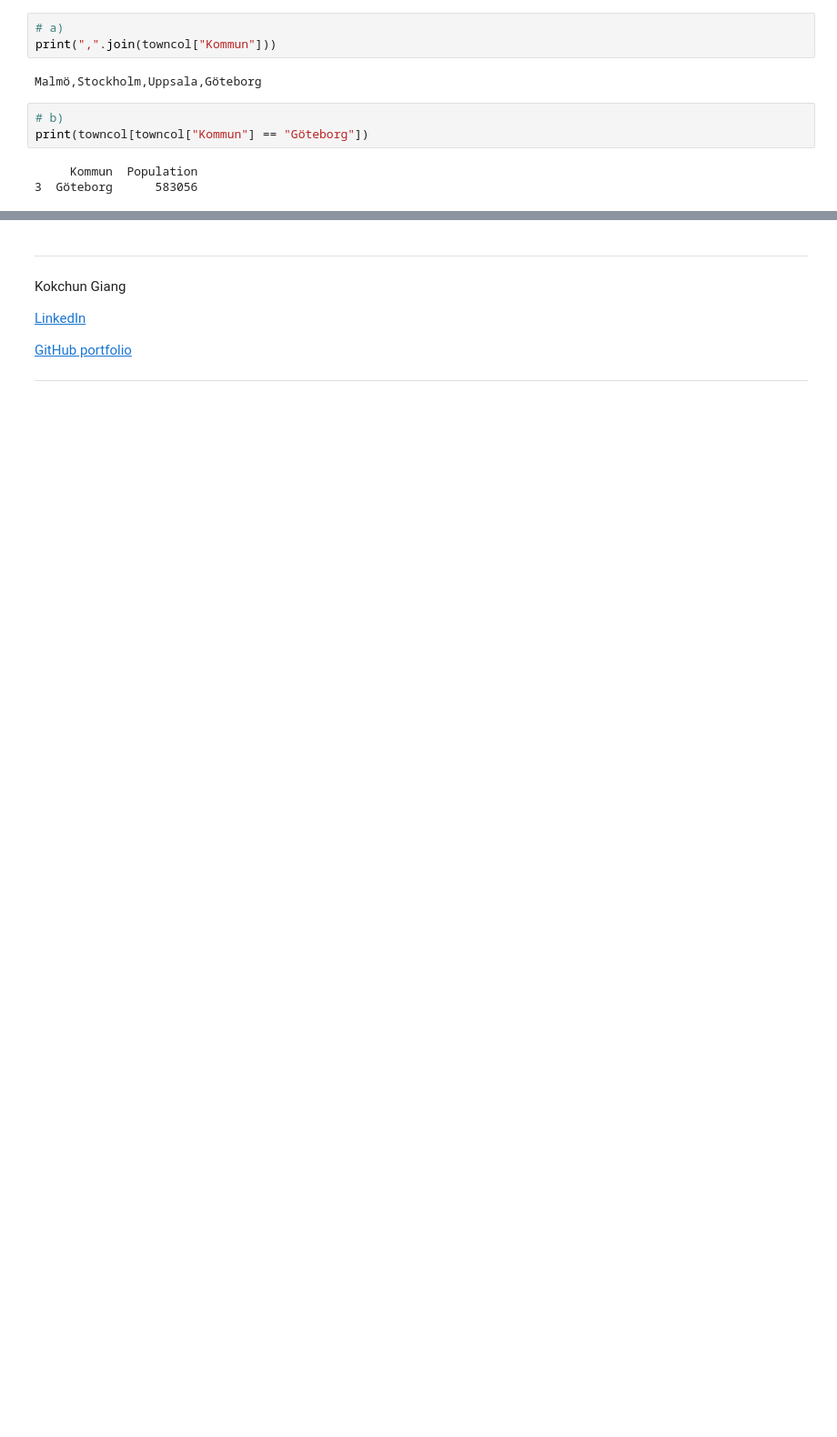
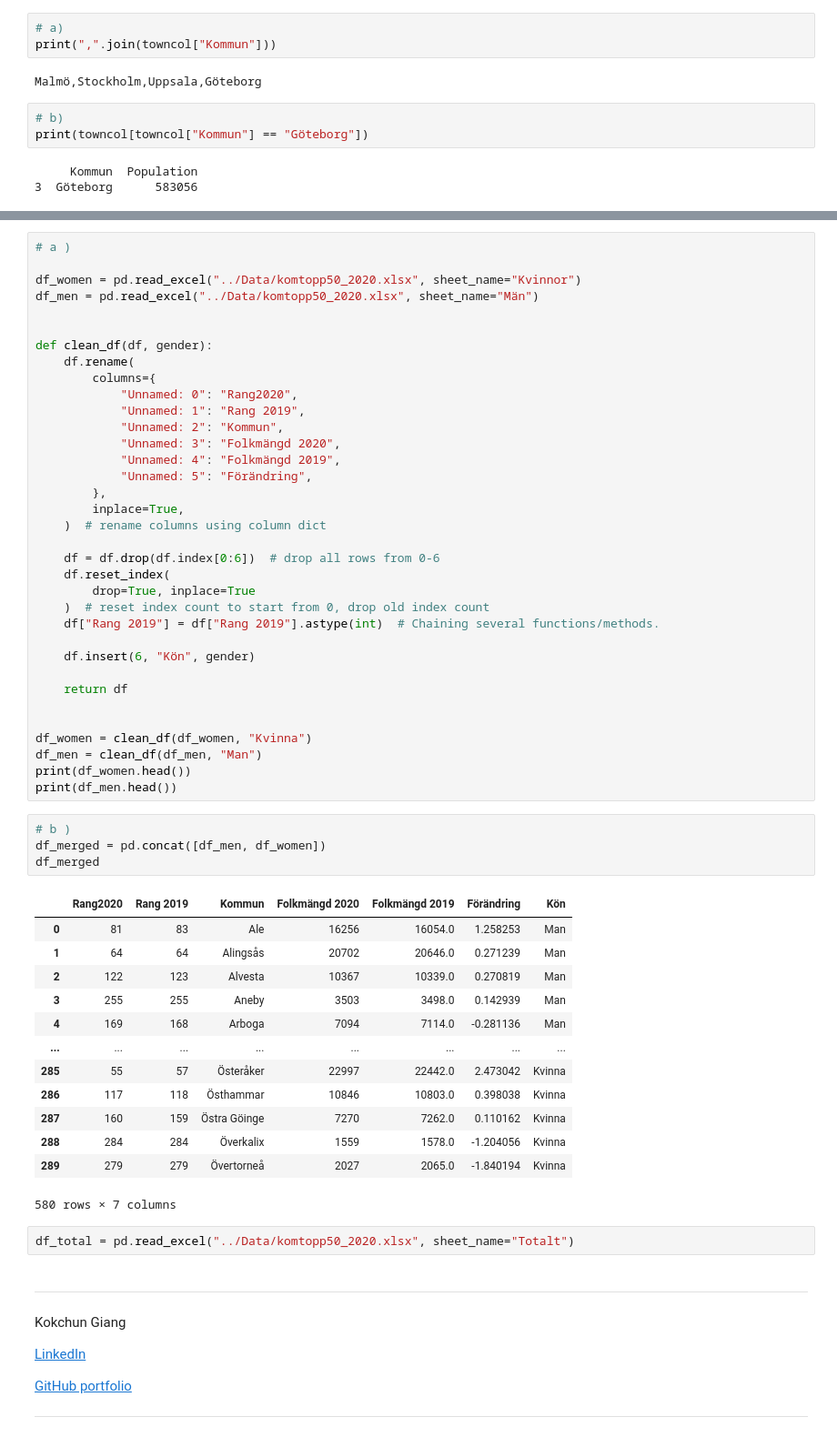
Before and after one commit to Rufshod/Databehandling-Alexander-Andersson, a Jupyter notebook: Exercises/E00_pandas_basic_syntax.ipynb, the cells around one changed output, grey strips where cells are left out. Shown: that part at 91% size. Drawn from its saved outputs; the diff is of its cells as text; blank space fills up the shorter version.

Commit message:
Started E00 3

```diff
--- a/Exercises/E00_pandas_basic_syntax.ipynb
+++ b/Exercises/E00_pandas_basic_syntax.ipynb
@@ -423,6 +436,61 @@ h)
 <img src="../assets/pop_change.png" height="200"/>
 
 </details>
+# %%
+# a )
+
+df_women = pd.read_excel("../Data/komtopp50_2020.xlsx", sheet_name="Kvinnor")
+df_men = pd.read_excel("../Data/komtopp50_2020.xlsx", sheet_name="Män")
+
+
+def clean_df(df, gender):
+    df.rename(
+        columns={
+            "Unnamed: 0": "Rang2020",
+            "Unnamed: 1": "Rang 2019",
+            "Unnamed: 2": "Kommun",
+            "Unnamed: 3": "Folkmängd 2020",
+            "Unnamed: 4": "Folkmängd 2019",
+            "Unnamed: 5": "Förändring",
+        },
+        inplace=True,
+    )  # rename columns using column dict
+
+    df = df.drop(df.index[0:6])  # drop all rows from 0-6
+    df.reset_index(
+        drop=True, inplace=True
+    )  # reset index count to start from 0, drop old index count
+    df["Rang 2019"] = df["Rang 2019"].astype(int)  # Chaining several functions/methods.
+
+    df.insert(6, "Kön", gender)
+
+    return df
+
+
+df_women = clean_df(df_women, "Kvinna")
+df_men = clean_df(df_men, "Man")
+print(df_women.head())
+print(df_men.head())
+# %%
+# b )
+df_merged = pd.concat([df_men, df_women])
+df_merged
+# %% [output]
+|  | Rang2020 | Rang 2019 | Kommun | Folkmängd 2020 | Folkmängd 2019 | Förändring | Kön |
+| 0 | 81 | 83 | Ale | 16256 | 16054.0 | 1.258253 | Man |
+| 1 | 64 | 64 | Alingsås | 20702 | 20646.0 | 0.271239 | Man |
+| 2 | 122 | 123 | Alvesta | 10367 | 10339.0 | 0.270819 | Man |
+| 3 | 255 | 255 | Aneby | 3503 | 3498.0 | 0.142939 | Man |
+| 4 | 169 | 168 | Arboga | 7094 | 7114.0 | -0.281136 | Man |
+| ... | ... | ... | ... | ... | ... | ... | ... |
+| 285 | 55 | 57 | Österåker | 22997 | 22442.0 | 2.473042 | Kvinna |
+| 286 | 117 | 118 | Östhammar | 10846 | 10803.0 | 0.398038 | Kvinna |
+| 287 | 160 | 159 | Östra Göinge | 7270 | 7262.0 | 0.110162 | Kvinna |
+| 288 | 284 | 284 | Överkalix | 1559 | 1578.0 | -1.204056 | Kvinna |
+| 289 | 279 | 279 | Övertorneå | 2027 | 2065.0 | -1.840194 | Kvinna |
+580 rows × 7 columns
+# %%
+df_total = pd.read_excel("../Data/komtopp50_2020.xlsx", sheet_name="Totalt")
 # %% [markdown]
 ---
 
```
Also changed, not shown: parts of 10 cells of this notebook.
